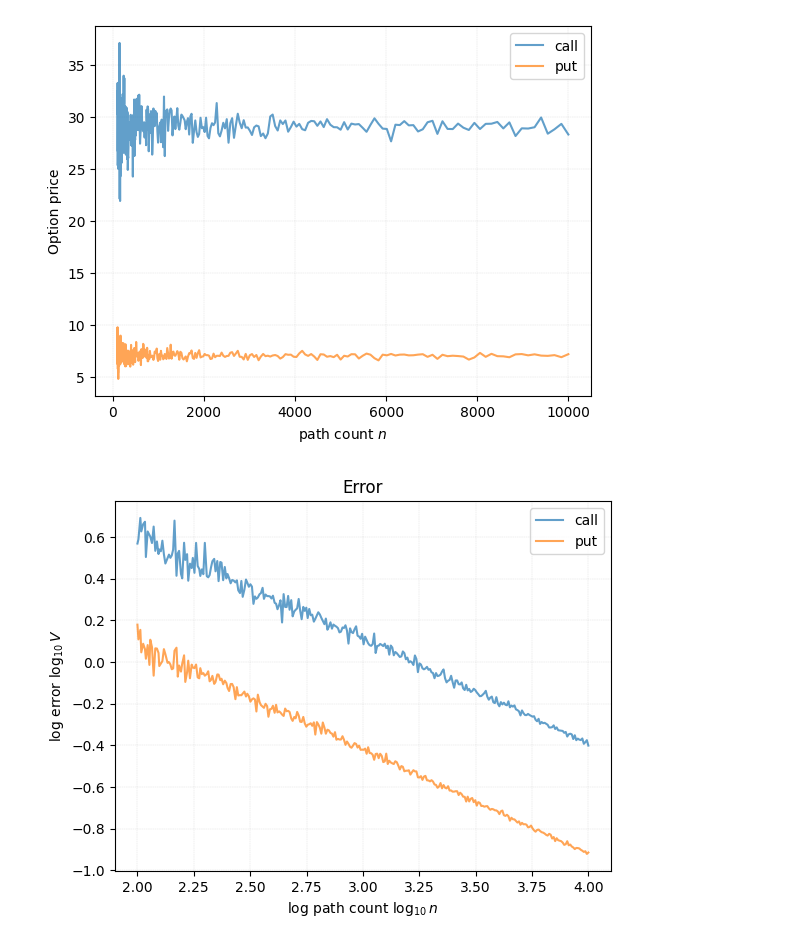
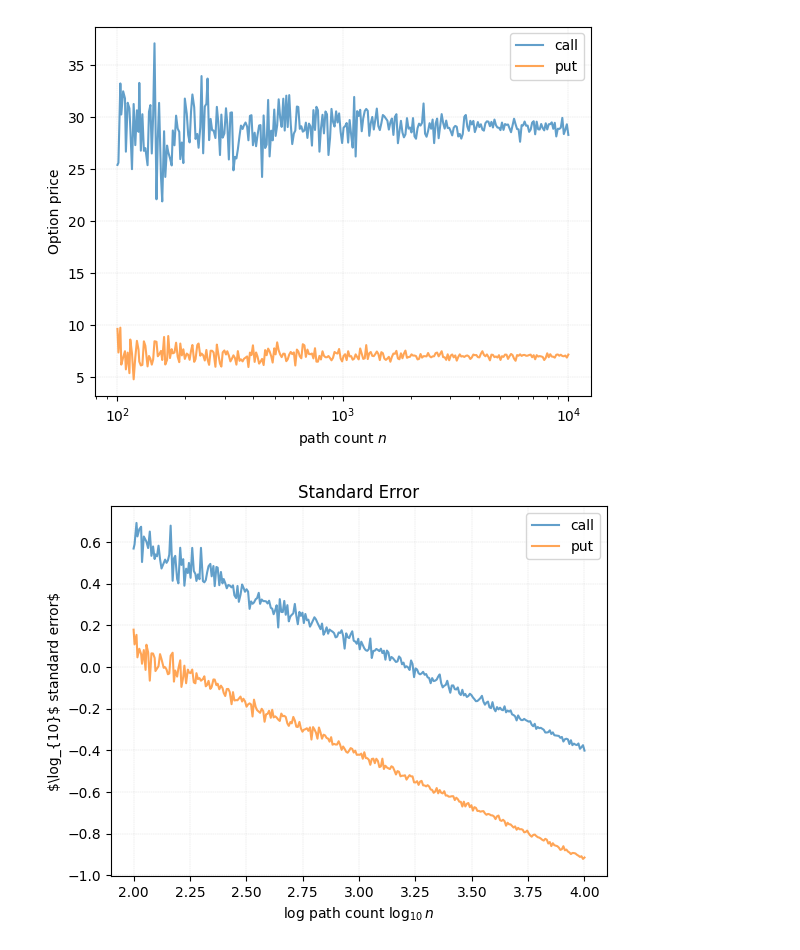
Before and after one commit to ccjeremylo/FinEng-in-IRFX, a Jupyter notebook: src/python/Lecture4/MCErrorAnalysis.ipynb, the cells around one changed output. Cells and saved outputs as stored; diff of their text form; code cells hidden in the pictures.

```diff
--- a/src/python/Lecture4/MCErrorAnalysis.ipynb
+++ b/src/python/Lecture4/MCErrorAnalysis.ipynb
@@ -5,6 +5,8 @@ import fineng_irfx as fe
 import matplotlib.pyplot as plt
 import numpy as np
 import math
+# %%
+plot_dir = r"plots/ErrorAnalysis/"
 # %%
 class price_vanilla:
     def __init__(self, S0, sigma, r, T, K, isCall, m, RNG):
@@ -78,36 +67,36 @@ def plot_vanilla_option_price(x_axis, data1, data2, title, save_path=None):
 # %%
-save_path = "plots/price_scaling.png"
+save_path = plot_dir + "price_scaling.png"
 
 plt.figure()
-plt.plot(path_list, call_prices, label='call', alpha=0.7, linewidth=1.5)
-plt.plot(path_list, put_prices, label='put', alpha=0.7, linewidth=1.5)
+plt.xscale("log")
+plt.plot(path_list, call_prices, label="call", alpha=0.7, linewidth=1.5)
+plt.plot(path_list, put_prices, label="put", alpha=0.7, linewidth=1.5)
 plt.legend()
 plt.grid(color="grey", linewidth=0.3, linestyle="--", alpha=0.3)
 plt.xlabel(r"path count $n$")
 plt.ylabel(r"Option price")
 if save_path:
     plt.savefig(save_path)
 plt.show()
 # %% [output]
-[figure, old version]
+[figure, new version]
 # %%
 n_log = np.log10(np.array(path_list))
 call_errors_log = np.log10(np.array(call_errors))
 put_errors_log = np.log10(np.array(put_errors))
 # %%
-
-save_path = "plots/error_scaling.png"
+save_path = plot_dir + "error_scaling.png"
 
 plt.figure()
-plt.title("Error")
-plt.plot(n_log, call_errors_log, label='call', alpha=0.7, linewidth=1.5)
-plt.plot(n_log, put_errors_log, label='put', alpha=0.7, linewidth=1.5)
+plt.title("Standard Error")
+plt.plot(n_log, call_errors_log, label="call", alpha=0.7, linewidth=1.5)
+plt.plot(n_log, put_errors_log, label="put", alpha=0.7, linewidth=1.5)
 plt.legend()
 plt.grid(color="grey", linewidth=0.3, linestyle="--", alpha=0.3)
 plt.xlabel(r"log path count $\log_{10} n$")
-plt.ylabel(r"log error $\log_{10} V$")
+plt.ylabel(r"$\log_{10}$ standard error$")
 if save_path:
     plt.savefig(save_path)
 plt.show()
 # %% [output]
-[figure, old version]
+[figure, new version]
```
Also changed, not shown: parts of 2 cells of this notebook, 30 other files.
